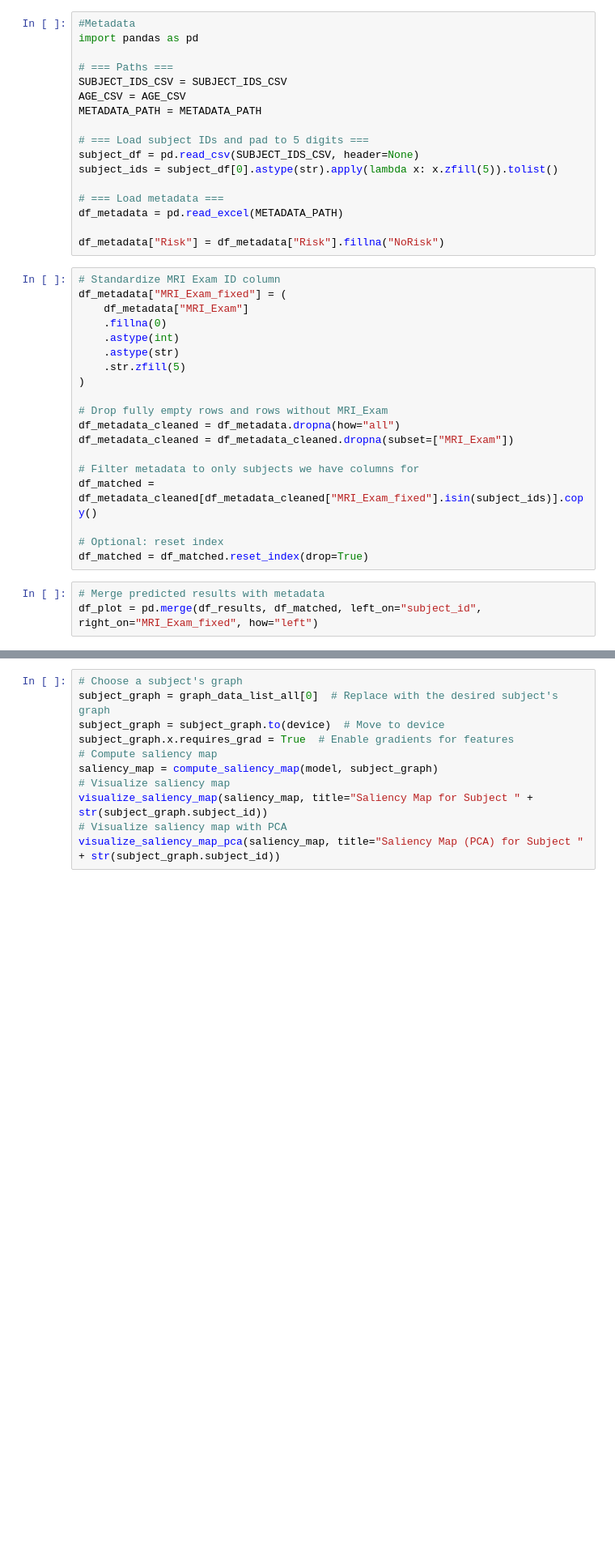
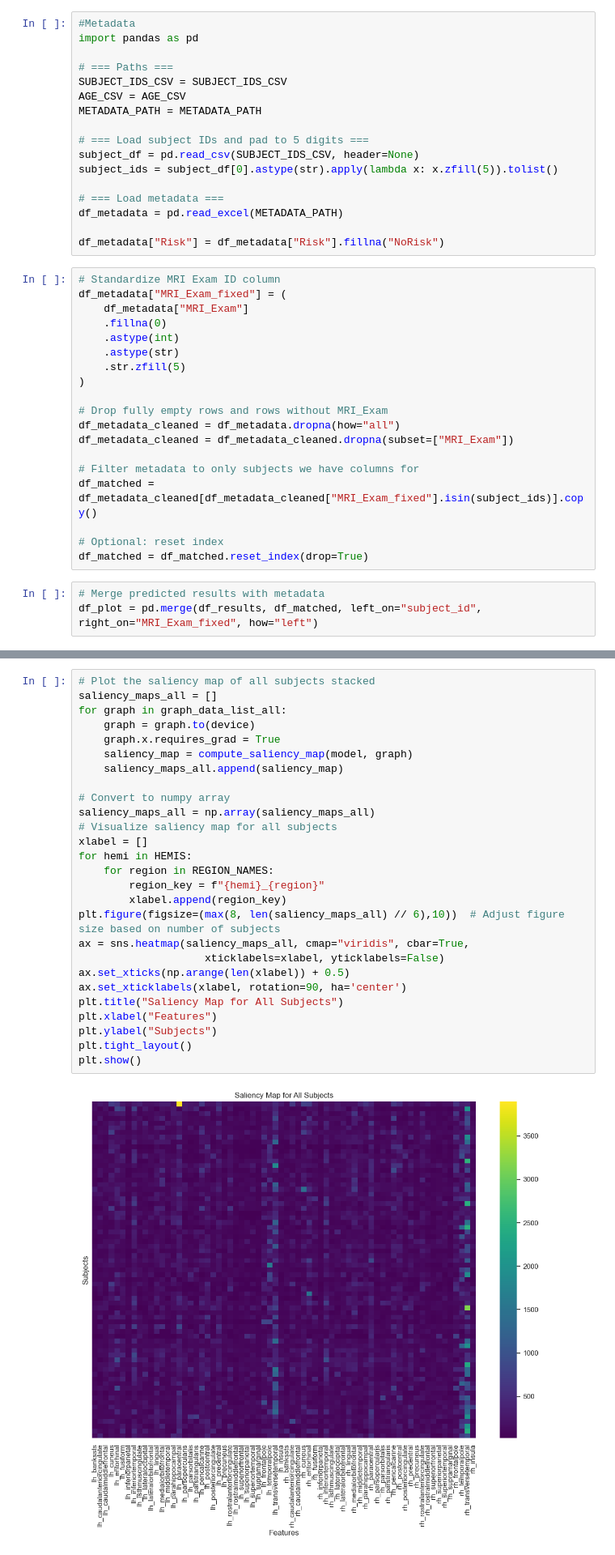
Before and after one commit to wowgudabudaa/Age_prediction_using_columns_analysis, a Jupyter notebook: NEW COLUMNS GNC/GCN_all_subs.ipynb, the cells around one changed output, grey strips where cells are left out. Shown at 81% size. Cells and saved outputs as stored; diff of their text form; blank space fills up the shorter version.

```diff
--- a/NEW COLUMNS GNC/GCN_all_subs.ipynb
+++ b/NEW COLUMNS GNC/GCN_all_subs.ipynb
@@ -613,11 +729,29 @@ def visualize_saliency_map_pca(saliency_map, title="Saliency Map (PCA)"):
-# %%
-# Choose a subject's graph
-subject_graph = graph_data_list_all[0]  # Replace with the desired subject's graph
-subject_graph = subject_graph.to(device)  # Move to device
-subject_graph.x.requires_grad = True  # Enable gradients for features
-# Compute saliency map
-saliency_map = compute_saliency_map(model, subject_graph)
-# Visualize saliency map
-visualize_saliency_map(saliency_map, title="Saliency Map for Subject " + str(subject_graph.subject_id))
-# Visualize saliency map with PCA
-visualize_saliency_map_pca(saliency_map, title="Saliency Map (PCA) for Subject " + str(subject_graph.subject_id))
+# %%
+# Plot the saliency map of all subjects stacked
+saliency_maps_all = []
+for graph in graph_data_list_all:
+    graph = graph.to(device)
+    graph.x.requires_grad = True
+    saliency_map = compute_saliency_map(model, graph)
+    saliency_maps_all.append(saliency_map)
+
+# Convert to numpy array
+saliency_maps_all = np.array(saliency_maps_all)
+# Visualize saliency map for all subjects
+xlabel = []
+for hemi in HEMIS:
+    for region in REGION_NAMES:
+        region_key = f"{hemi}_{region}"
+        xlabel.append(region_key)
+plt.figure(figsize=(max(8, len(saliency_maps_all) // 6),10))  # Adjust figure size based on number of subjects
+ax = sns.heatmap(saliency_maps_all, cmap="viridis", cbar=True,
+                    xticklabels=xlabel, yticklabels=False)
+ax.set_xticks(np.arange(len(xlabel)) + 0.5)
+ax.set_xticklabels(xlabel, rotation=90, ha='center')
+plt.title("Saliency Map for All Subjects")
+plt.xlabel("Features")
+plt.ylabel("Subjects")
+plt.tight_layout()
+plt.show()
+# %% [output]
+[figure, added]
```
Also changed, not shown: parts of 30 cells of this notebook, 3 other files.
